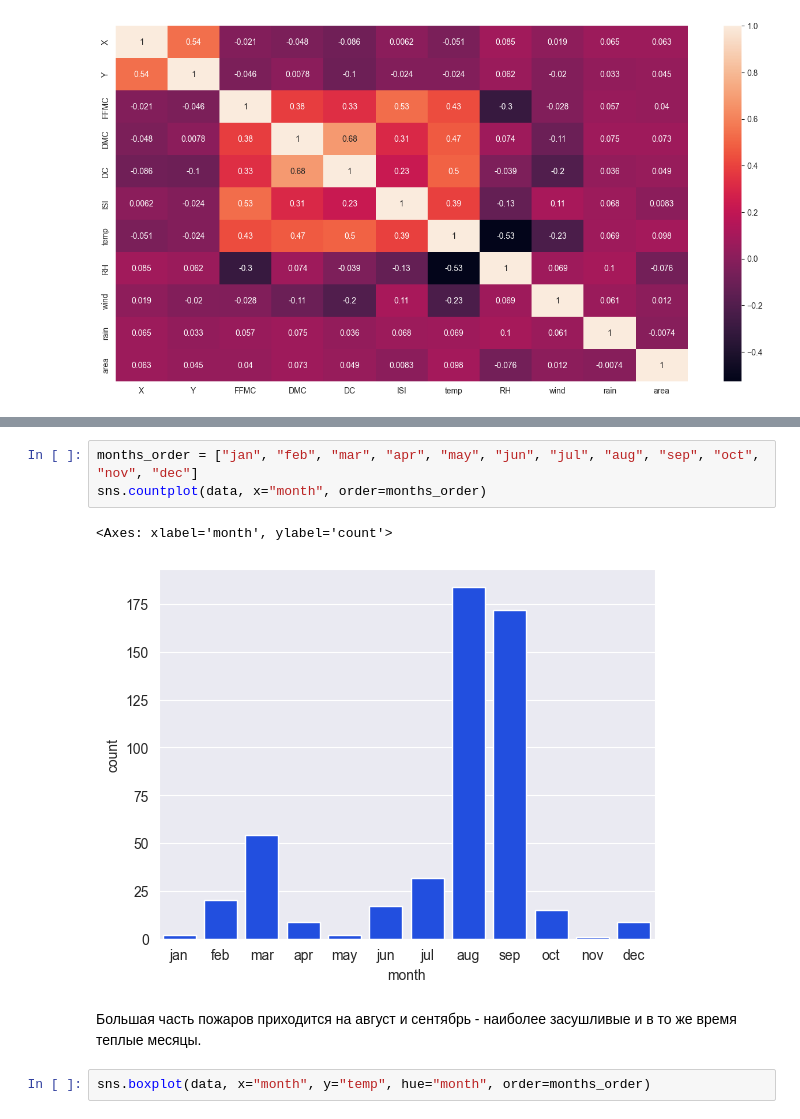
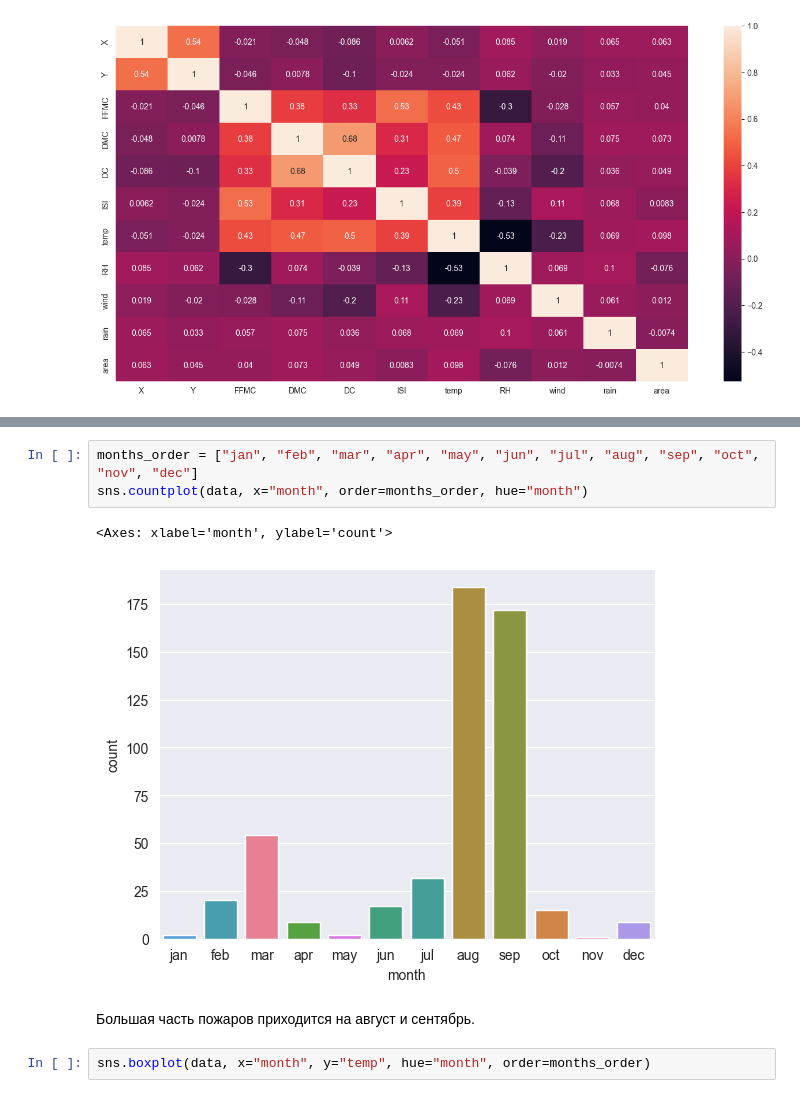
Before and after one commit to stwz13/ml, a Jupyter notebook: practice1.ipynb, the cells around one changed output, grey strips where cells are left out. Cells and saved outputs as stored; diff of their text form.

```diff
--- a/practice1.ipynb
+++ b/practice1.ipynb
@@ -239,12 +271,12 @@ sns.heatmap(corr_matrix, annot=True, square=False)
 Прочие показатели слабо коррелируют друг с другом из-за крайне низкого значения корреляции, не превышающего 0.1 по абсолютному значению.
 # %%
 months_order = ["jan", "feb", "mar", "apr", "may", "jun", "jul", "aug", "sep", "oct", "nov", "dec"]
-sns.countplot(data, x="month", order=months_order)
+sns.countplot(data, x="month", order=months_order, hue="month")
 # %% [output]
 <Axes: xlabel='month', ylabel='count'>
-[figure, old version]
+[figure, new version]
 # %% [markdown]
-Большая часть пожаров приходится на август и сентябрь - наиболее засушливые и в то же время теплые месяцы.
+Большая часть пожаров приходится на август и сентябрь.
 # %%
 sns.boxplot(data, x="month", y="temp", hue="month", order=months_order)
 # %% [output]
```
Also changed, not shown: parts of 29 cells of this notebook.
